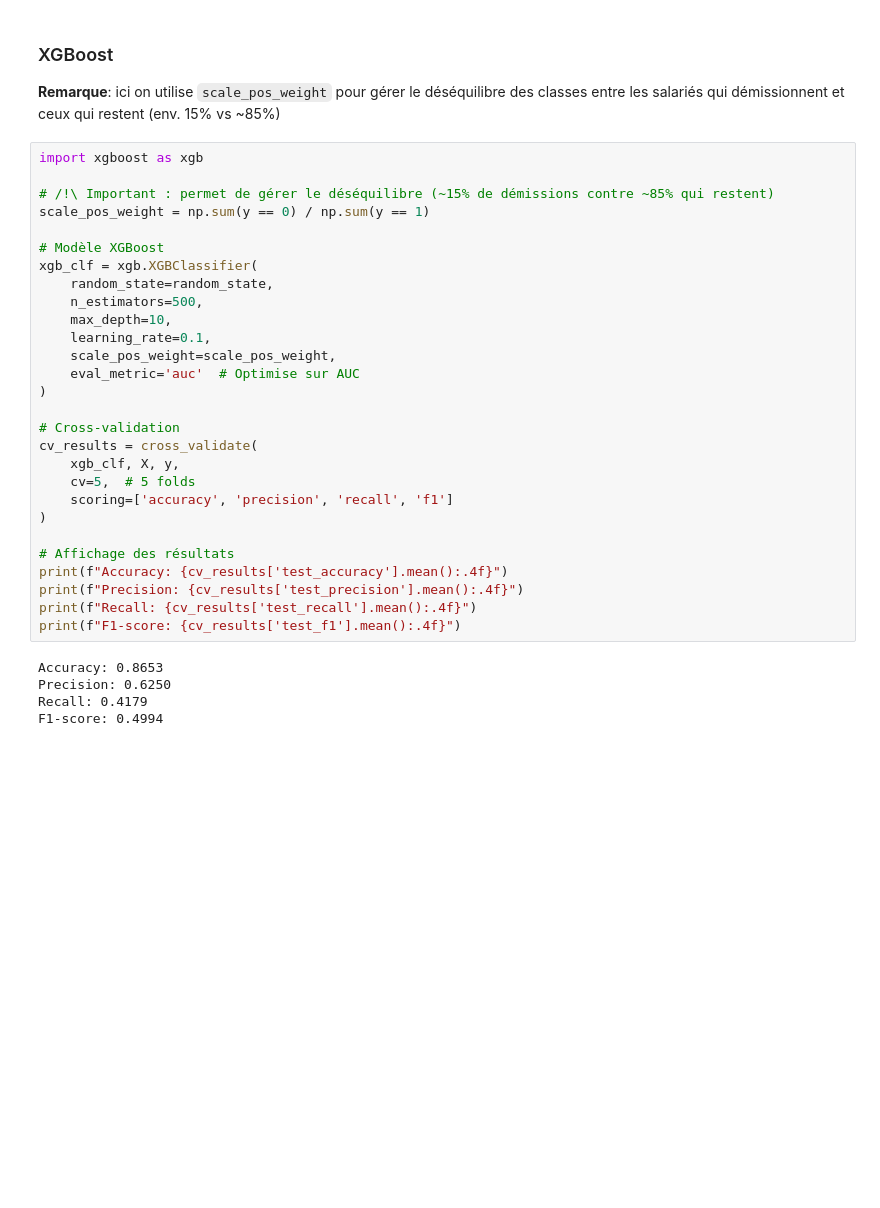
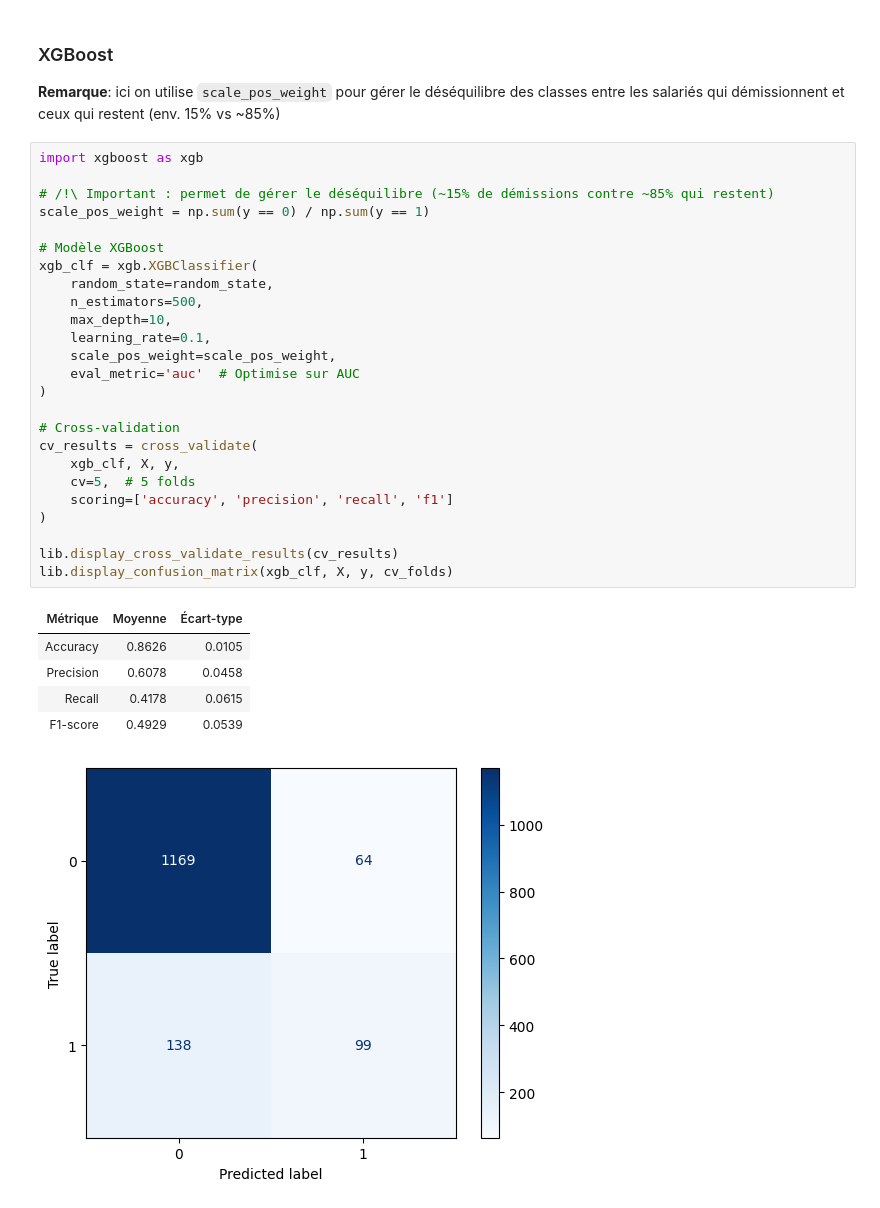
Before and after one commit to mgonzalez117/ai-engineer, a Jupyter notebook: p4/src/3-classification.ipynb, the cells around one changed output. Drawn from its saved outputs; the diff is of its cells as text; blank space fills up the shorter version.

```diff
--- a/p4/src/3-classification.ipynb
+++ b/p4/src/3-classification.ipynb
@@ -200,33 +202,32 @@ F1-score:   0.4894
 # %%
 import xgboost as xgb
 
 # /!\ Important : permet de gérer le déséquilibre (~15% de démissions contre ~85% qui restent)
 scale_pos_weight = np.sum(y == 0) / np.sum(y == 1)
 
 # Modèle XGBoost
 xgb_clf = xgb.XGBClassifier(
     random_state=random_state,
     n_estimators=500,
     max_depth=10,
     learning_rate=0.1,
     scale_pos_weight=scale_pos_weight,
     eval_metric='auc'  # Optimise sur AUC
 )
 
 # Cross-validation
 cv_results = cross_validate(
     xgb_clf, X, y,
     cv=5,  # 5 folds
     scoring=['accuracy', 'precision', 'recall', 'f1']
 )
 
-# Affichage des résultats
-print(f"Accuracy: {cv_results['test_accuracy'].mean():.4f}")
-print(f"Precision: {cv_results['test_precision'].mean():.4f}")
-print(f"Recall: {cv_results['test_recall'].mean():.4f}")
-print(f"F1-score: {cv_results['test_f1'].mean():.4f}")
+lib.display_cross_validate_results(cv_results)
+lib.display_confusion_matrix(xgb_clf, X, y, cv_folds)
 # %% [output]
-Accuracy: 0.8653
-Precision: 0.6250
-Recall: 0.4179
-F1-score: 0.4994
+| Métrique | Moyenne | Écart-type |
+| Accuracy | 0.8626 | 0.0105 |
+| Precision | 0.6078 | 0.0458 |
+| Recall | 0.4178 | 0.0615 |
+| F1-score | 0.4929 | 0.0539 |
+[figure, added]
```
Also changed, not shown: parts of 3 cells of this notebook, 2 other files.
